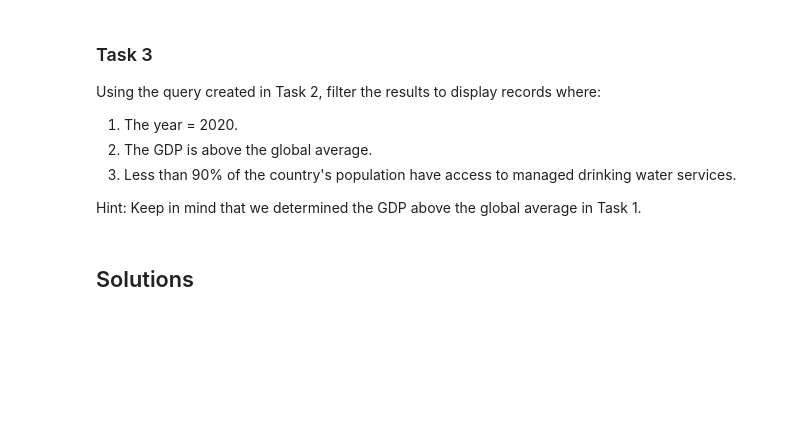
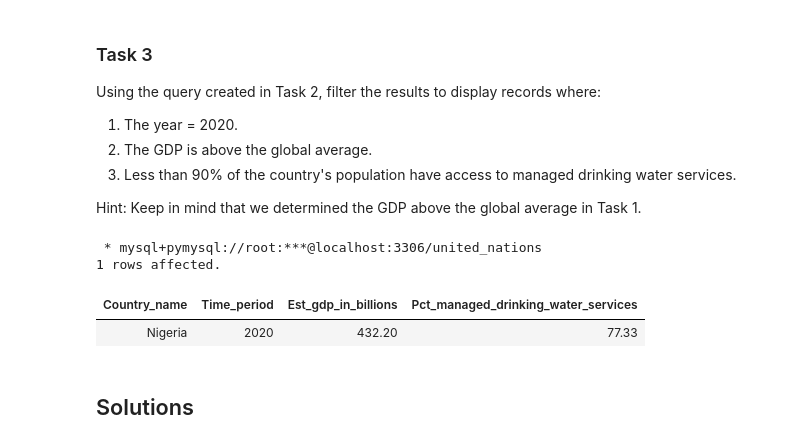
Before and after one commit to RealElvince/Access-to-basic-water-services, a Jupyter notebook: notebooks/Subqueries in WHERE.ipynb, the cells around one changed output. Drawn from its saved outputs; the diff is of its cells as text; code cells hidden in the pictures; blank space fills up the shorter version.

Commit message:
combine all queries with WHERE

```diff
--- a/notebooks/Subqueries in WHERE.ipynb
+++ b/notebooks/Subqueries in WHERE.ipynb
@@ -113,7 +147,33 @@ Using the query created in Task 2, filter the results to display records where:
 Hint: Keep in mind that we determined the GDP above the global average in Task 1.
 # %%
 %%sql
-# Add your code here
+
+SELECT
+    e.Country_name,
+    e.Time_period,
+    e.Est_gdp_in_billions,
+    b.Pct_managed_drinking_water_services
+FROM
+    Economic_Indicators AS e
+INNER JOIN
+    Basic_Services AS b
+ON
+    e.Country_name = b.Country_name
+    AND e.Time_period = b.Time_period
+WHERE
+    e.Time_period = 2020
+    AND b.Pct_managed_drinking_water_services < 90
+    AND e.Est_gdp_in_billions > (SELECT
+                                        AVG(Est_gdp_in_billions)
+                                    FROM
+                                        Economic_Indicators
+                                    WHERE
+                                        Time_period = 2020);
+# %% [output]
+ * mysql+pymysql://root:***@localhost:3306/united_nations
+1 rows affected.
+| Country_name | Time_period | Est_gdp_in_billions | Pct_managed_drinking_water_services |
+| Nigeria | 2020 | 432.20 | 77.33 |
 # %% [markdown]
 ## Solutions
 # %% [markdown]
```
Also changed, not shown: parts of 1 cell of this notebook.
